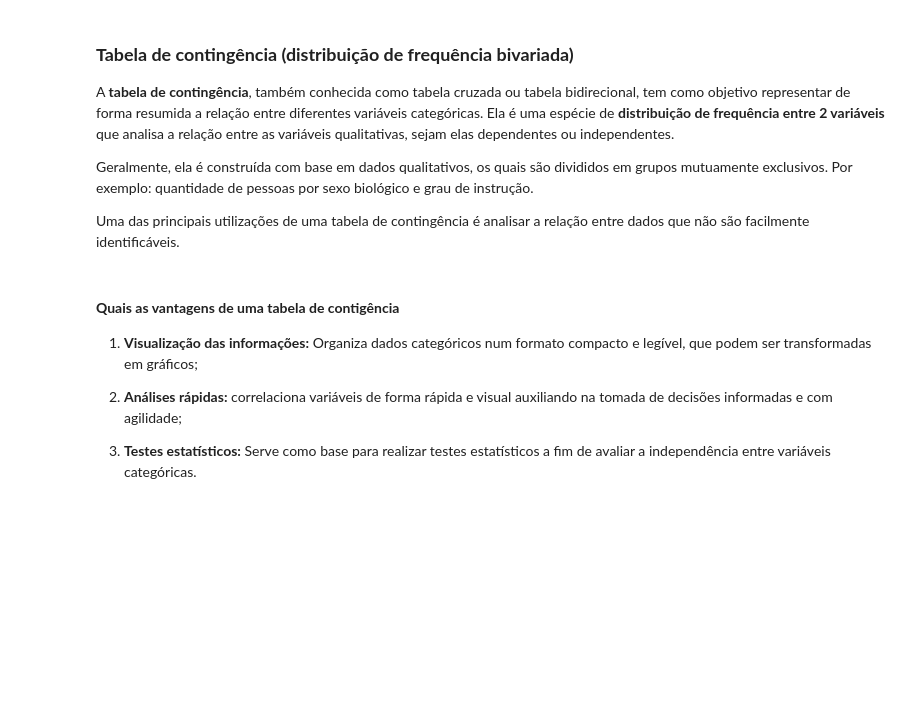
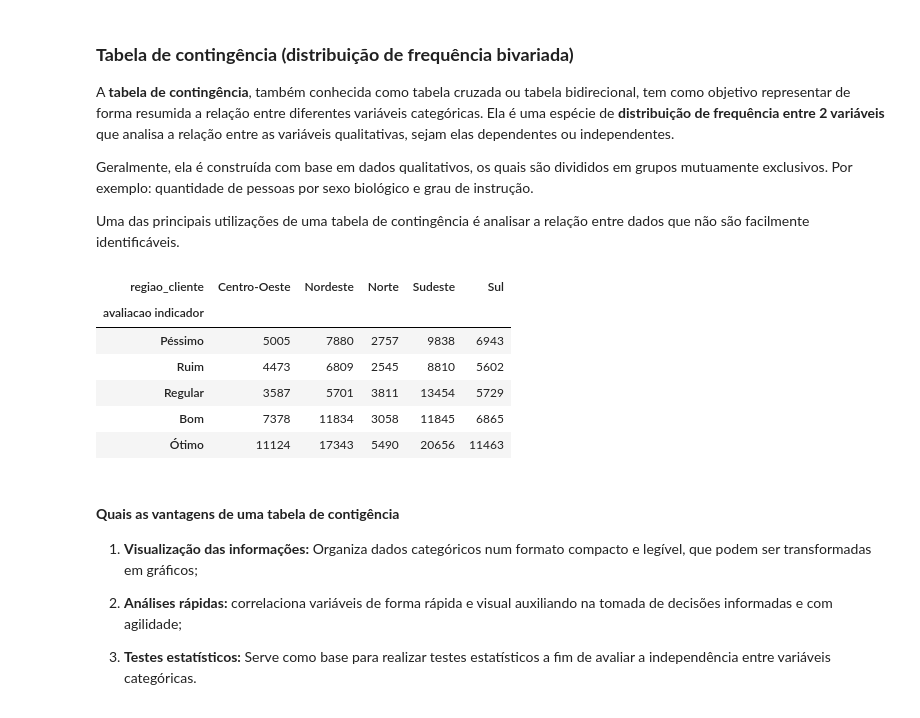
Before and after one commit to SergioCarmo-ro/Desafio_IA, a Jupyter notebook: Projeto_Inicial_Estatística_com_Python_frequencias_e_medidas.ipynb, the cells around one changed output. Cells and saved outputs as stored; diff of their text form; code cells hidden in the pictures; blank space fills up the shorter version.

```diff
--- a/Projeto_Inicial_Estatística_com_Python_frequencias_e_medidas.ipynb
+++ b/Projeto_Inicial_Estatística_com_Python_frequencias_e_medidas.ipynb
@@ -411,6 +411,18 @@ A **tabela de contingência**, também conhecida como tabela cruzada ou tabela b
 Geralmente, ela é construída com base em dados qualitativos, os quais são divididos em grupos mutuamente exclusivos. Por exemplo: quantidade de pessoas por sexo biológico e grau de instrução.
 
 Uma das principais utilizações de uma tabela de contingência é analisar a relação entre dados que não são facilmente identificáveis.
+# %%
+tab_avaliacoes_regiao = pd.crosstab(df['avaliacao indicador'], df['regiao_cliente'])
+# %%
+tab_avaliacoes_regiao
+# %% [output]
+| regiao_cliente | Centro-Oeste | Nordeste | Norte | Sudeste | Sul |
+| avaliacao indicador |  |  |  |  |  |
+| Péssimo | 5005 | 7880 | 2757 | 9838 | 6943 |
+| Ruim | 4473 | 6809 | 2545 | 8810 | 5602 |
+| Regular | 3587 | 5701 | 3811 | 13454 | 5729 |
+| Bom | 7378 | 11834 | 3058 | 11845 | 6865 |
+| Ótimo | 11124 | 17343 | 5490 | 20656 | 11463 |
 # %% [markdown]
 #### **Quais as vantagens de uma tabela de contigência**
 
```
Also changed, not shown: parts of 16 cells of this notebook.
